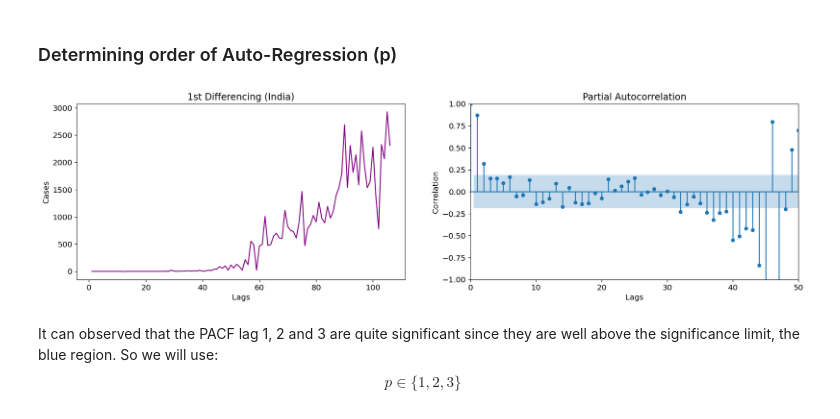
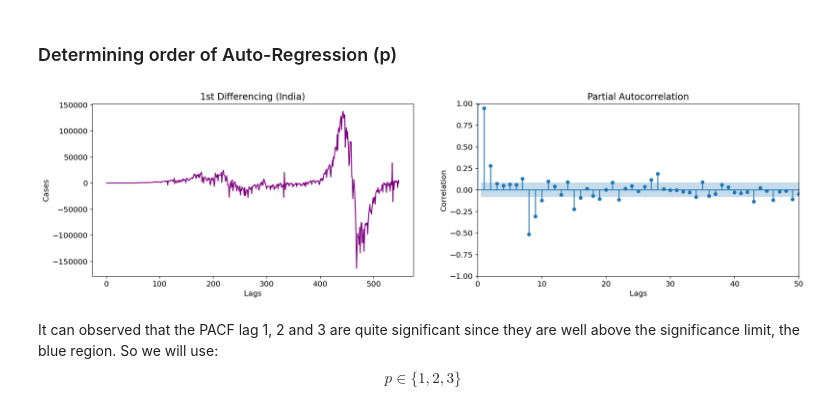
Before and after one commit to bharathvariar/Time-Forecasting-with-ARIMA-and-Neural-Networks, a Jupyter notebook: Deep Learning Project.ipynb, the cells around one changed output. Drawn from its saved outputs; the diff is of its cells as text; code cells hidden in the pictures.

```diff
--- a/Deep Learning Project.ipynb
+++ b/Deep Learning Project.ipynb
@@ -80,7 +100,7 @@ plt.show()
 ### Train test split
 # %%
 #active_train = active_df["2020-01-22":"2021-04-22"]
-active_train = active_df["2020-02-04":"2020-05-20"]
+active_train = active_df["2020-02-04":"2021-08-04"]
 active_test = active_df["2021-04-23":"2021-04-08"]
 confirmed_train = confirmed_df["2020-01-22":"2021-04-22"]
 confirmed_test = confirmed_df["2021-04-23":"2021-04-08"]
@@ -142,13 +162,13 @@ $$d = 1 $$
 # %%
 fig, (ax1, ax2) = plt.subplots(1, 2, figsize=(20, 5))
 ax1.plot(df.diff(), "purple")
 ax1.set(title=f"1st Differencing ({country})", xlabel="Lags", ylabel="Cases")
-plot_pacf(df.diff().dropna(), ax=ax2, lags=df.shape[0] / 2 - 1)
+plot_pacf(df.diff().dropna(), ax=ax2, lags=272)
 ax2.set(xlabel="Lags", ylabel="Correlation", ylim=(-1, 1), xlim=(0, 50))
 fig.savefig("Graphs/2.pacf_plots.jpg")
 plt.show()
 # %% [output]
-[figure, old version]
+[figure, new version]
 # %% [markdown]
 It can observed that the PACF lag 1, 2 and 3 are quite significant since they are well above the significance limit, the blue region.
 So we will use:
```
Also changed, not shown: parts of 16 cells of this notebook.
